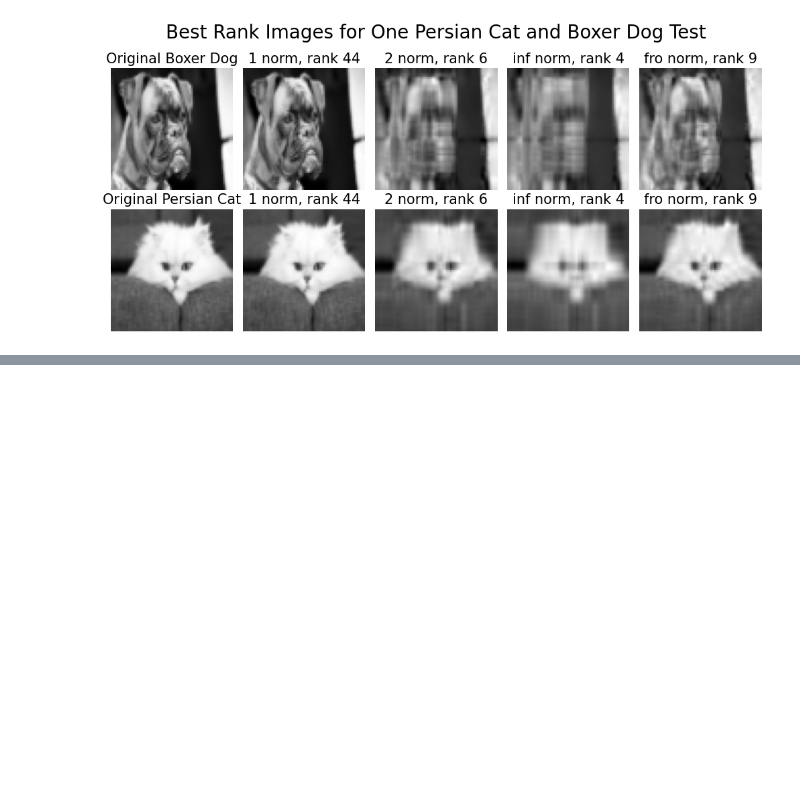
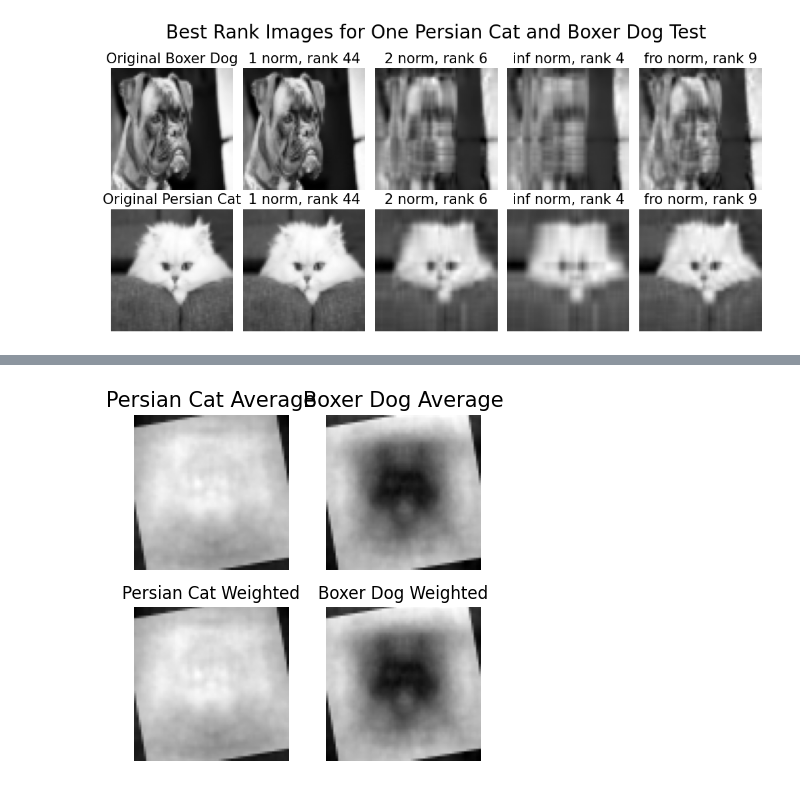
Before and after one commit to Yomna-Abdelmegeed/Image-Classification-Using-SVD-and-Augmentation, a Jupyter notebook: main.ipynb, the cells around one changed output, grey strips where cells are left out. Saved outputs shown, nothing was run; the diff lists cells and outputs as text; code cells hidden in the pictures; blank space fills up the shorter version.

```diff
--- a/main.ipynb
+++ b/main.ipynb
@@ -703,0 +706,13 @@ plt.show()
+# %%
+def plot_weight_differences(initial_weights, optimized_weights, class_name):
+    differences = np.abs(optimized_weights - initial_weights)
+    indices = np.arange(len(differences))
+    color = 'orange' if class_name == 'Persian Cat' else 'green'
+
+    plt.figure(figsize=(6, 4))
+    plt.bar(indices, differences, color=color, alpha=0.7)
+    plt.title(f'Absolute Difference Between Initial and Optimized Weights ({class_name})')
+    plt.xlabel('Image Index')
+    plt.ylabel('Difference in Weight')
+    plt.grid()
+    plt.show()
@@ -703,0 +792,34 @@ plt.show()
+# %%
+# Create the 2x2 grid of images
+plt.figure(figsize=(4, 4))
+
+#plt.suptitle("Templates", fontsize=15)
+
+# Top-left: Persian Cat template
+plt.subplot(2, 2, 1)
+plt.imshow(persian_cat_a_template, cmap='gray')
+plt.title("Persian Cat Average", fontsize=15)
+plt.axis('off')
+
+# Top-right: Another Persian Cat template (if available or duplicate the same one)
+plt.subplot(2, 2, 2)
+plt.imshow(boxer_a_template, cmap='gray')  # Replace with another Persian Cat template if available
+plt.title("Boxer Dog Average", fontsize=15)
+plt.axis('off')
+
+# Bottom-left: Boxer template
+plt.subplot(2, 2, 3)
+plt.imshow(persian_cat_weighted_template, cmap='gray')
+plt.title("Persian Cat Weighted", fontsize=12)
+plt.axis('off')
+
+# Bottom-right: Test image
+plt.subplot(2, 2, 4)
+plt.imshow(boxer_weighted_template, cmap='gray')
+plt.title("Boxer Dog Weighted", fontsize=12)
+plt.axis('off')
+
+plt.tight_layout()
+plt.show()
+# %% [output]
+[figure, added]
```
Also changed, not shown: parts of 4 cells of this notebook.
